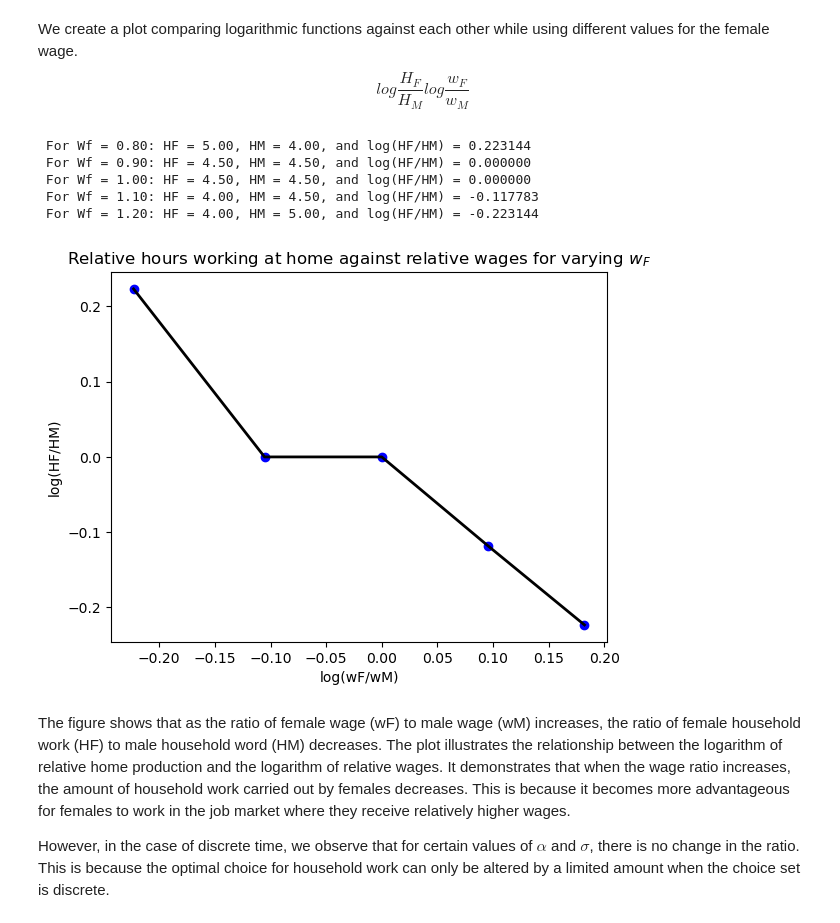
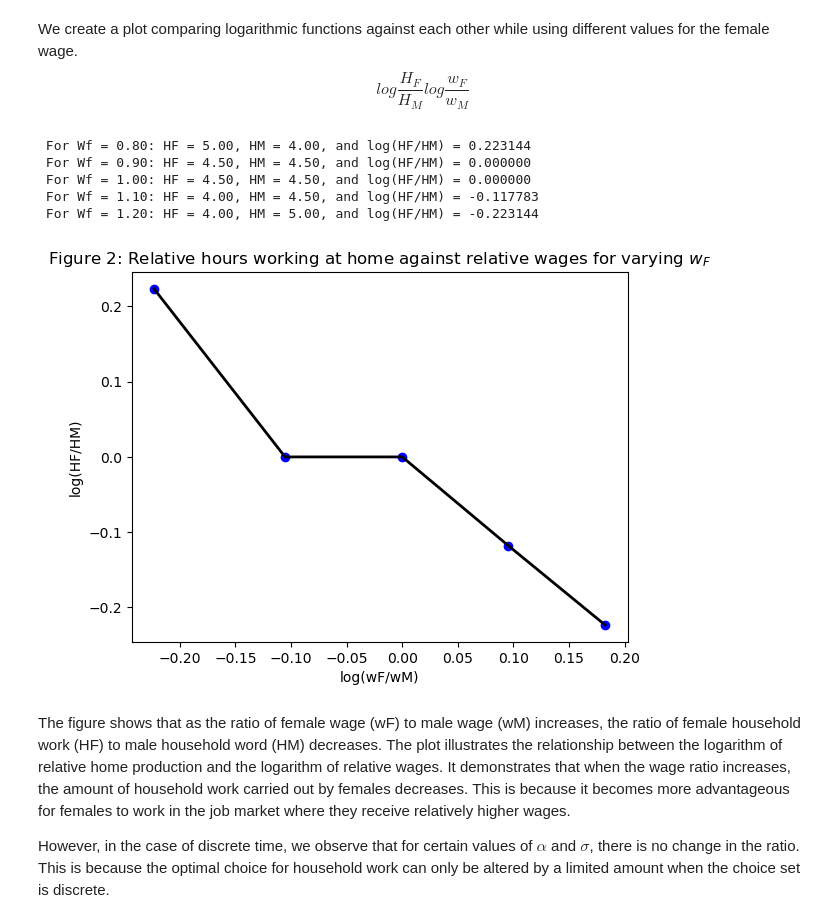
Before and after one commit to NumEconCopenhagen/projects-2023-n-m, a Jupyter notebook: inauguralproject/inauguralproject.ipynb, the cells around one changed output. Cells and saved outputs as stored; diff of their text form; code cells hidden in the pictures.

```diff
--- a/inauguralproject/inauguralproject.ipynb
+++ b/inauguralproject/inauguralproject.ipynb
@@ -110,35 +110,35 @@ for wF in model.par.wF_vec:
 # 3. Create an empty array to store the optimal labor supply
 temp_ratio= np.zeros_like(wf)
 
 # 4. Loop over the wage rates and find the optimal labor supply
 for i, wage in enumerate(wf):
     model.par.wF = wage
     opt = model.solve_discrete()
     ratio = opt.HF/opt.HM
     temp_ratio[i]=ratio
 
 # 5. Plot the results
 import matplotlib.pyplot as plt
 %matplotlib inline
 plt.plot(np.log(wf), np.log(temp_ratio), color='black', lw=2) # the famale wage is equal to the relative becuase wM = 1
 plt.xlabel("log(wF/wM)")
 plt.ylabel("log(HF/HM)")
-plt.title("Relative hours working at home against relative wages for varying $w_F$")
+plt.title("Figure 2: Relative hours working at home against relative wages for varying $w_F$")
 
 # 6. Add data points
 x_data = np.log(np.linspace(0.8, 1.2, 5))
 y_data = np.log(temp_ratio[:5])
 plt.scatter(x_data, y_data, color='blue')
 
 # 7. Show the graph
 plt.show()
 # %% [output]
  For Wf = 0.80: HF = 5.00, HM = 4.00, and log(HF/HM) = 0.223144
  For Wf = 0.90: HF = 4.50, HM = 4.50, and log(HF/HM) = 0.000000
  For Wf = 1.00: HF = 4.50, HM = 4.50, and log(HF/HM) = 0.000000
  For Wf = 1.10: HF = 4.00, HM = 4.50, and log(HF/HM) = -0.117783
  For Wf = 1.20: HF = 4.00, HM = 5.00, and log(HF/HM) = -0.223144
-[figure, old version]
+[figure, new version]
 # %% [markdown]
 The figure shows that as the ratio of female wage (wF) to male wage (wM) increases, the ratio of female household work (HF) to male household word (HM) decreases. The plot illustrates the relationship between the logarithm of relative home production and the logarithm of relative wages. It demonstrates that when the wage ratio increases, the amount of household work carried out by females decreases. This is because it becomes more advantageous for females to work in the job market where they receive relatively higher wages.
 
```
Also changed, not shown: parts of 13 cells of this notebook.
